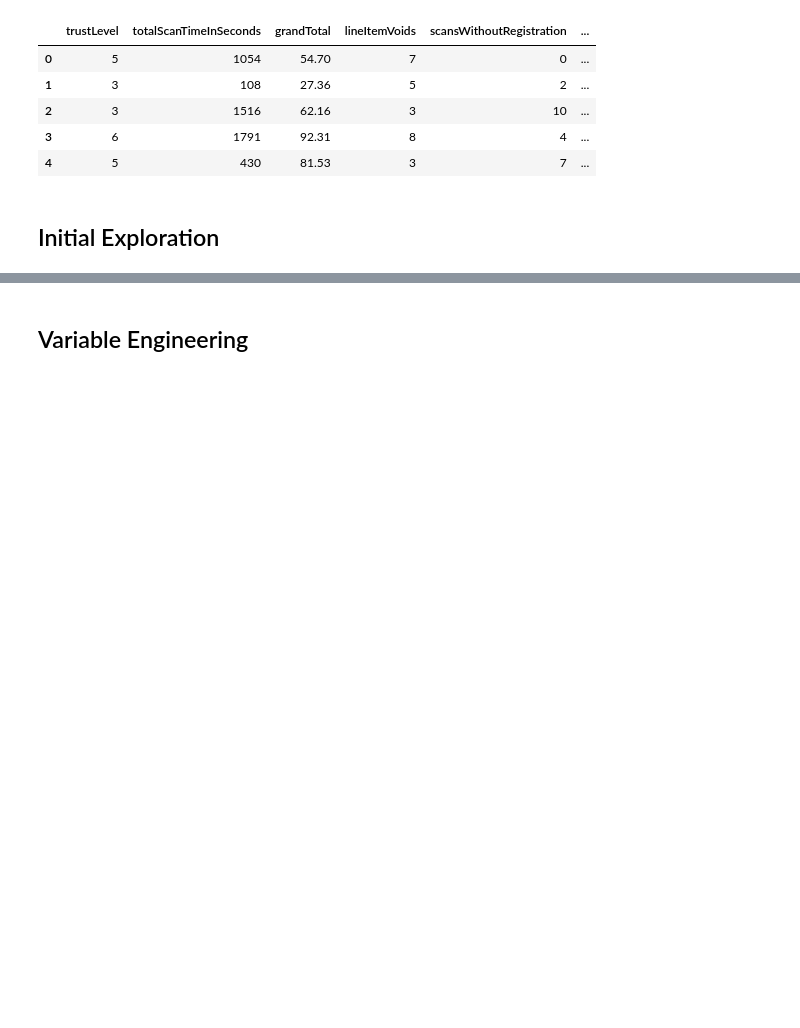
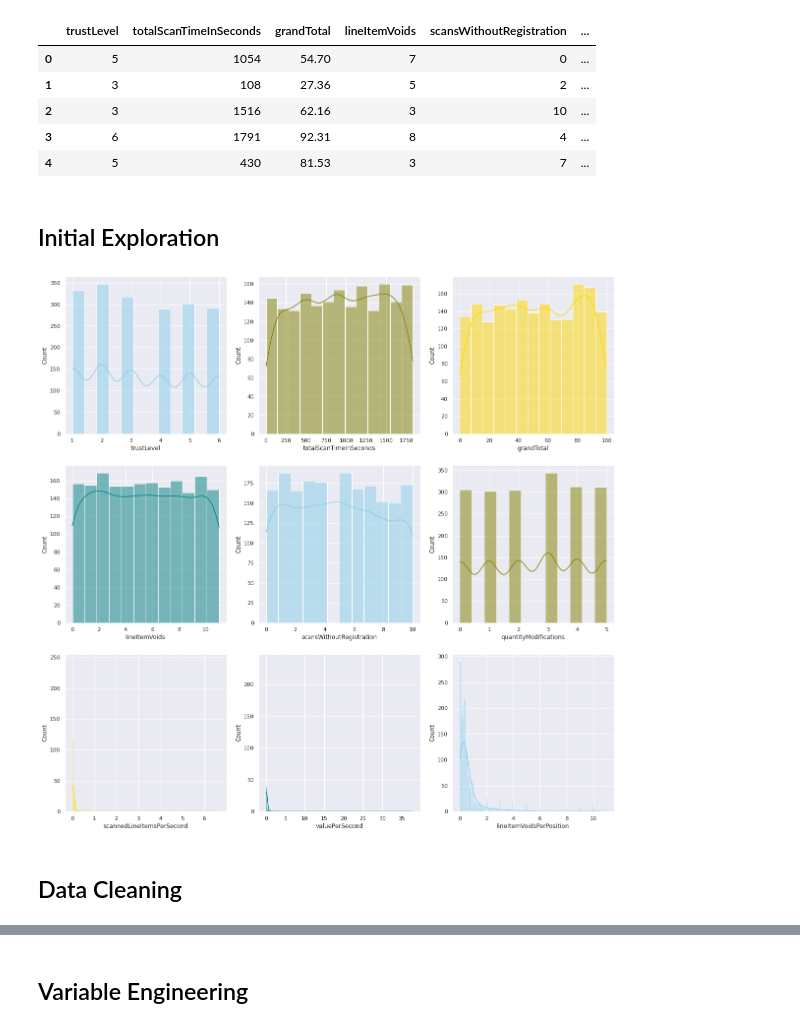
Before and after one commit to Evan-Callaghan/DATA-448-Predictive-Analytics, a Jupyter notebook: Data Mining Cup Task/DMC_Task.ipynb, the cells around one changed output, grey strips where cells are left out. Saved outputs shown, nothing was run; the diff lists cells and outputs as text; code cells hidden in the pictures; blank space fills up the shorter version.

```diff
--- a/Data Mining Cup Task/DMC_Task.ipynb
+++ b/Data Mining Cup Task/DMC_Task.ipynb
@@ -47,3 +49,23 @@ train.head()
 | 4 | 5 | 430 | 81.53 | 3 | 7 | ... |
 # %% [markdown]
 ## Initial Exploration
+# %%
+sns.set(style="darkgrid")
+
+fig, axs = plt.subplots(3, 3, figsize=(20, 20))
+
+sns.histplot(data=train, x="trustLevel", kde=True, color="skyblue", ax=axs[0, 0])
+sns.histplot(data=train, x="totalScanTimeInSeconds", kde=True, color="olive", ax=axs[0, 1])
+sns.histplot(data=train, x="grandTotal", kde=True, color="gold", ax=axs[0, 2])
+sns.histplot(data=train, x="lineItemVoids", kde=True, color="teal", ax=axs[1, 0])
+sns.histplot(data=train, x="scansWithoutRegistration", kde=True, color="skyblue", ax=axs[1, 1])
+sns.histplot(data=train, x="quantityModifications", kde=True, color="olive", ax=axs[1, 2])
+sns.histplot(data=train, x="scannedLineItemsPerSecond", kde=True, color="gold", ax=axs[2, 0])
+sns.histplot(data=train, x="valuePerSecond", kde=True, color="teal", ax=axs[2, 1])
+sns.histplot(data=train, x="lineItemVoidsPerPosition", kde=True, color="skyblue", ax=axs[2, 2])
+
+plt.show()
+# %% [output]
+[figure, added]
+# %% [markdown]
+## Data Cleaning
```
Also changed, not shown: parts of 18 cells of this notebook.
